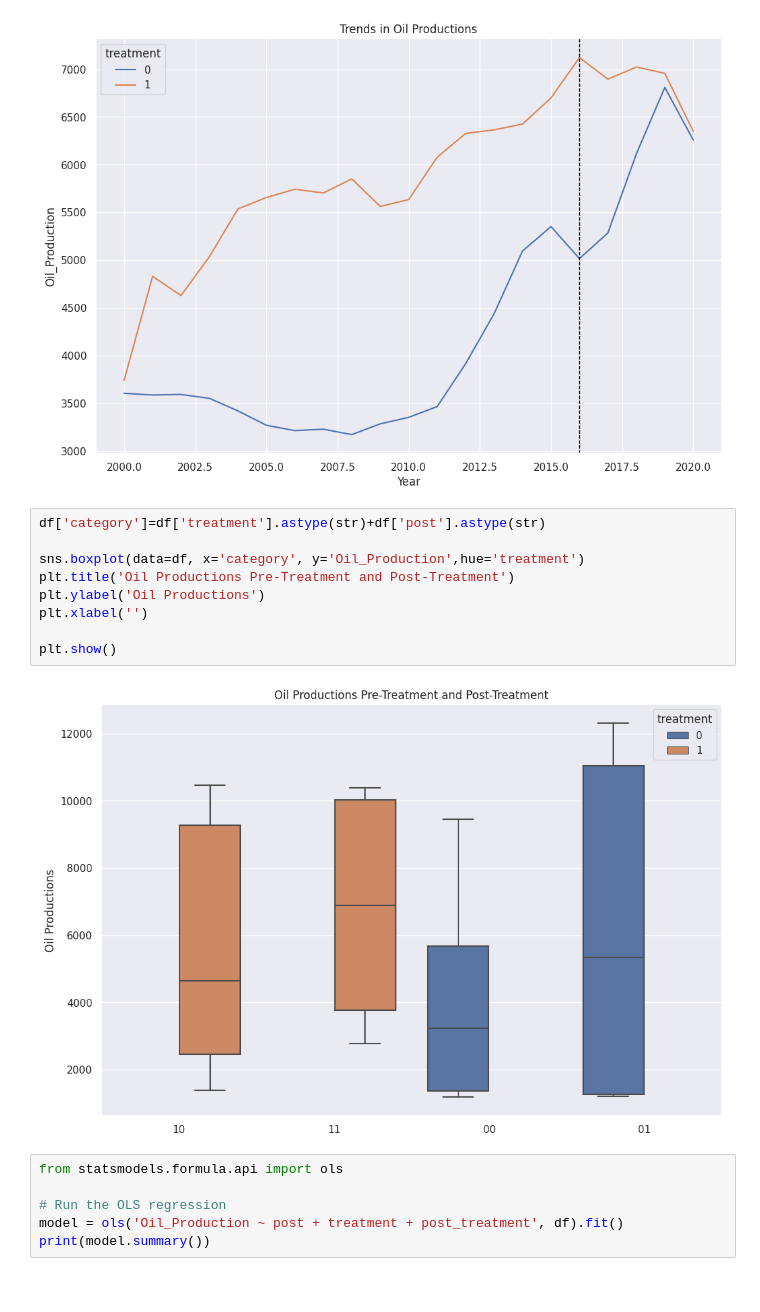
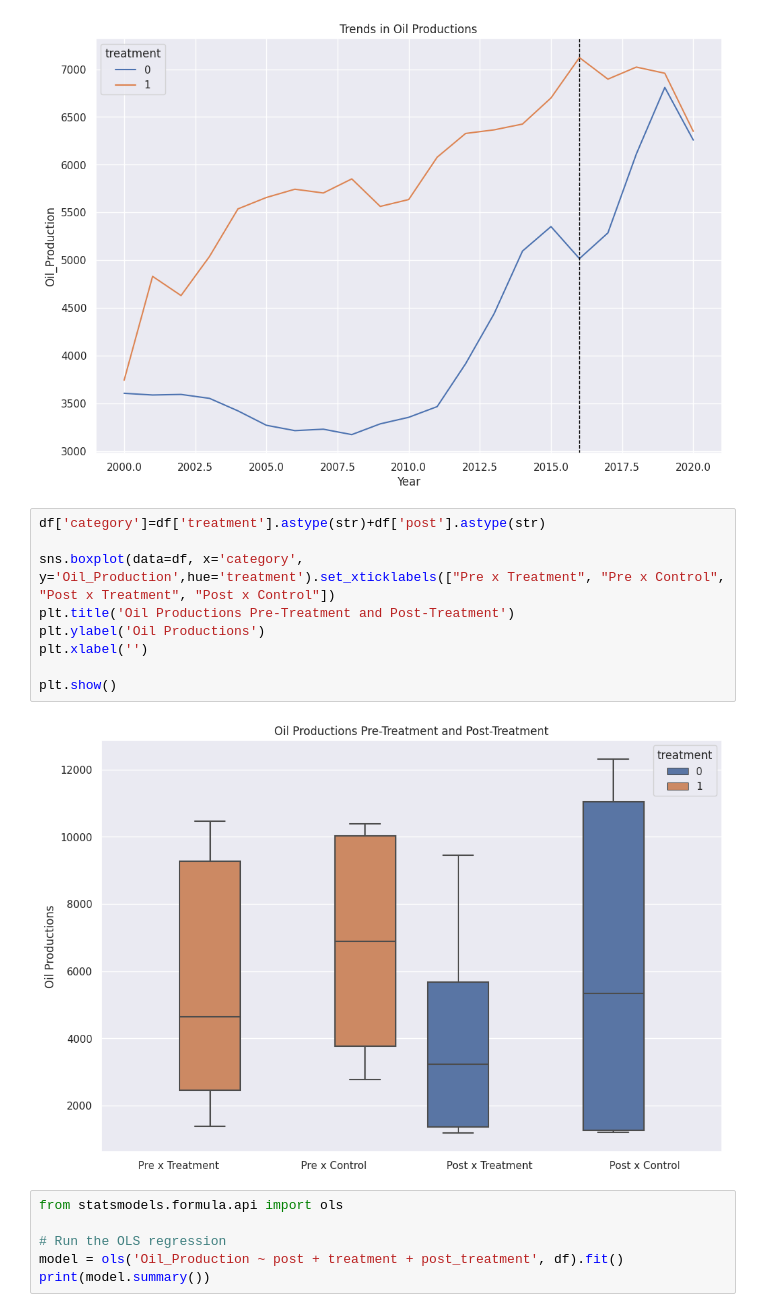
Before and after one commit to winstonlingga/QM2Gr13, a Jupyter notebook: QM2 Code.ipynb, the cells around one changed output. Cells and saved outputs as stored; diff of their text form.

```diff
--- a/QM2 Code.ipynb
+++ b/QM2 Code.ipynb
@@ -392,14 +392,14 @@ plt.show()
 # %%
 df['category']=df['treatment'].astype(str)+df['post'].astype(str)
 
-sns.boxplot(data=df, x='category', y='Oil_Production',hue='treatment')
+sns.boxplot(data=df, x='category', y='Oil_Production',hue='treatment').set_xticklabels(["Pre x Treatment", "Pre x Control", "Post x Treatment", "Post x Control"])
 plt.title('Oil Productions Pre-Treatment and Post-Treatment')
 plt.ylabel('Oil Productions')
 plt.xlabel('')
 
 plt.show()
 # %% [output]
-[figure, old version]
+[figure, new version]
 # %%
 from statsmodels.formula.api import ols
 
```
